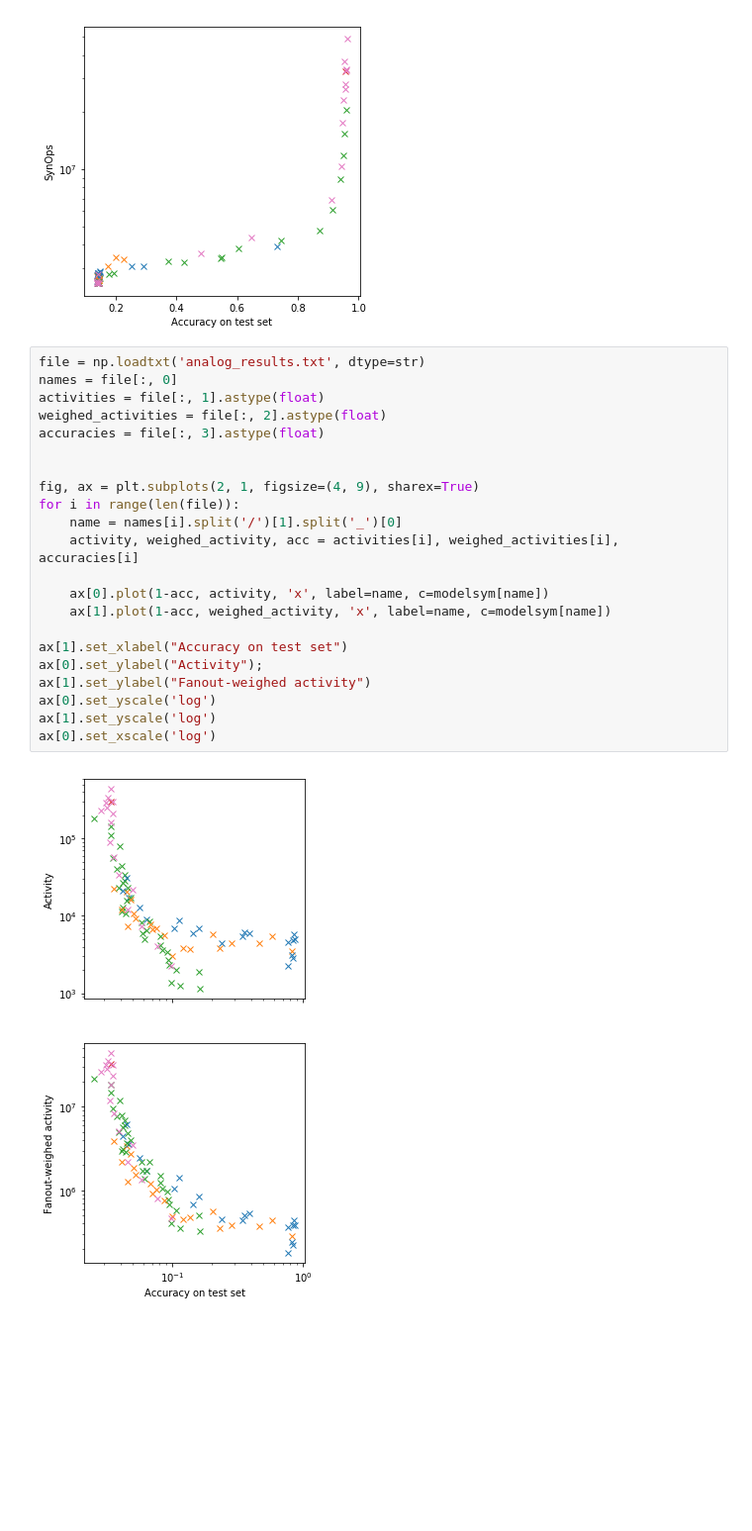
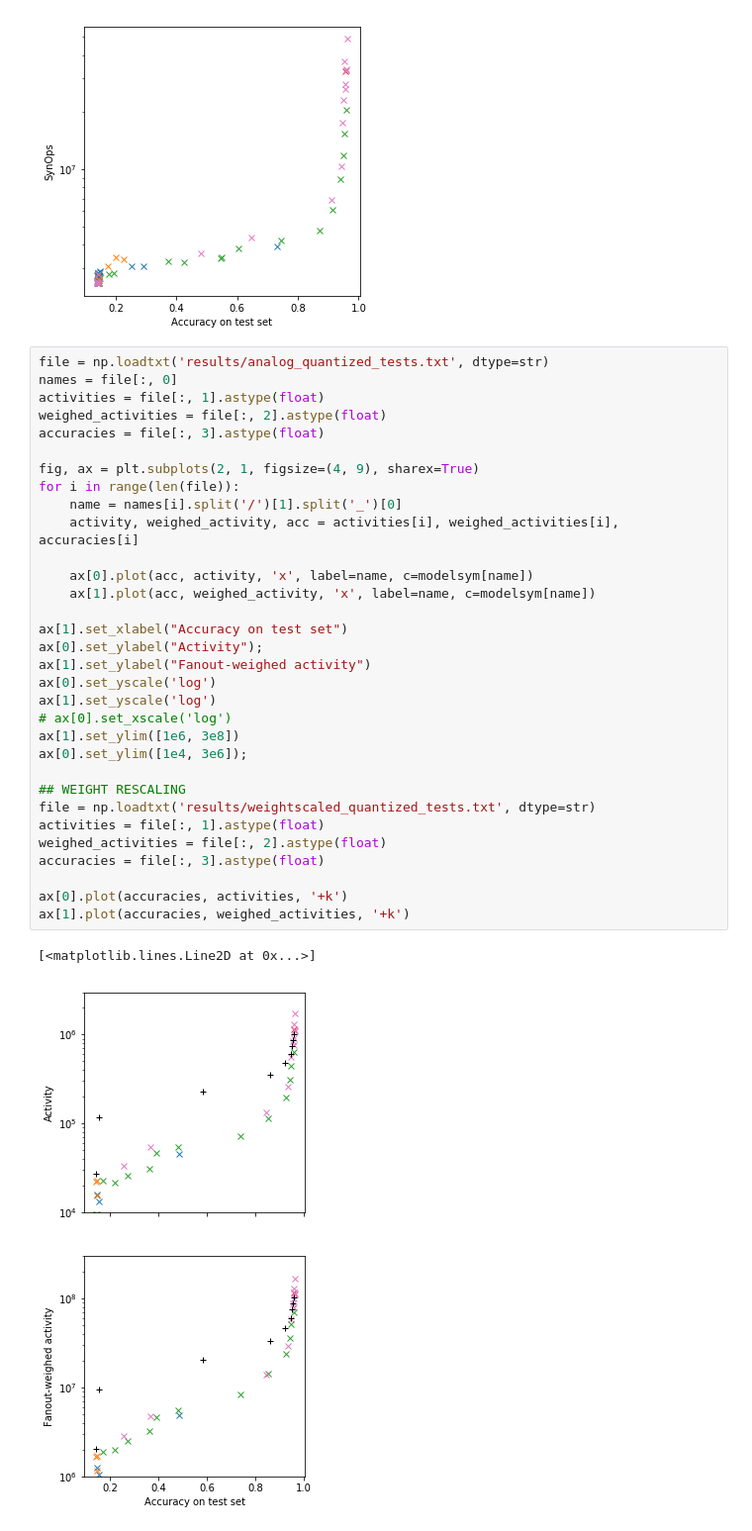
Before and after one commit to fgr1986/synoploss, a Jupyter notebook: scripts/mnist_dvs/show_results.ipynb, the cells around one changed output. Shown: that part at 99% size. Saved outputs shown, nothing was run; the diff lists cells and outputs as text; blank space fills up the shorter version.

```diff
--- a/scripts/mnist_dvs/show_results.ipynb
+++ b/scripts/mnist_dvs/show_results.ipynb
@@ -51,26 +51,37 @@ plt.yscale('log')
 # %% [output]
 [figure]
 # %%
-file = np.loadtxt('analog_results.txt', dtype=str)
+file = np.loadtxt('results/analog_quantized_tests.txt', dtype=str)
 names = file[:, 0]
 activities = file[:, 1].astype(float)
 weighed_activities = file[:, 2].astype(float)
 accuracies = file[:, 3].astype(float)
-
 
 fig, ax = plt.subplots(2, 1, figsize=(4, 9), sharex=True)
 for i in range(len(file)):
     name = names[i].split('/')[1].split('_')[0]
     activity, weighed_activity, acc = activities[i], weighed_activities[i], accuracies[i]
 
-    ax[0].plot(1-acc, activity, 'x', label=name, c=modelsym[name])
-    ax[1].plot(1-acc, weighed_activity, 'x', label=name, c=modelsym[name])
+    ax[0].plot(acc, activity, 'x', label=name, c=modelsym[name])
+    ax[1].plot(acc, weighed_activity, 'x', label=name, c=modelsym[name])
 
 ax[1].set_xlabel("Accuracy on test set")
 ax[0].set_ylabel("Activity");
 ax[1].set_ylabel("Fanout-weighed activity")
 ax[0].set_yscale('log')
 ax[1].set_yscale('log')
-ax[0].set_xscale('log')
+# ax[0].set_xscale('log')
+ax[1].set_ylim([1e6, 3e8])
+ax[0].set_ylim([1e4, 3e6]);
+
+## WEIGHT RESCALING
+file = np.loadtxt('results/weightscaled_quantized_tests.txt', dtype=str)
+activities = file[:, 1].astype(float)
+weighed_activities = file[:, 2].astype(float)
+accuracies = file[:, 3].astype(float)
+
+ax[0].plot(accuracies, activities, '+k')
+ax[1].plot(accuracies, weighed_activities, '+k')
 # %% [output]
+[<matplotlib.lines.Line2D at 0x...>]
-[figure, old version]
+[figure, new version]
```
